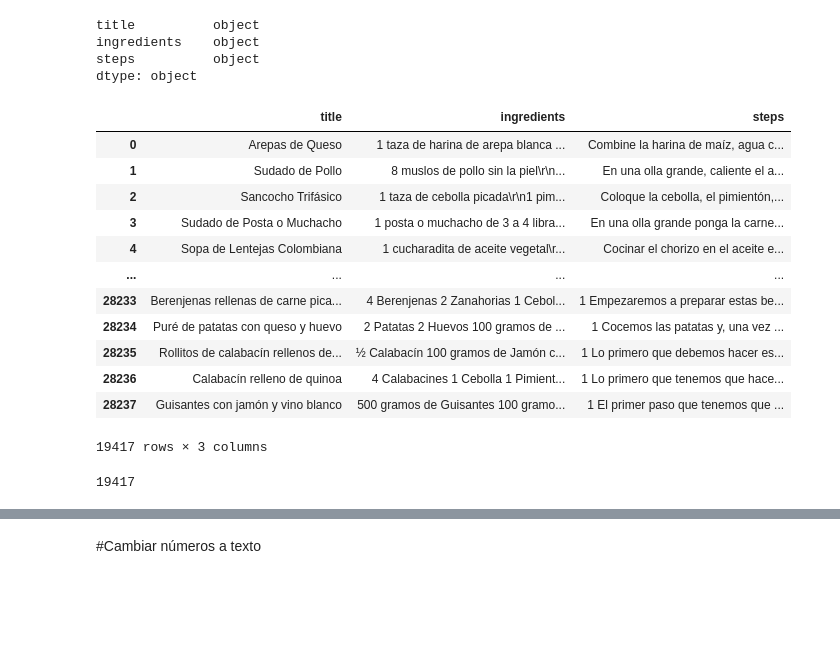
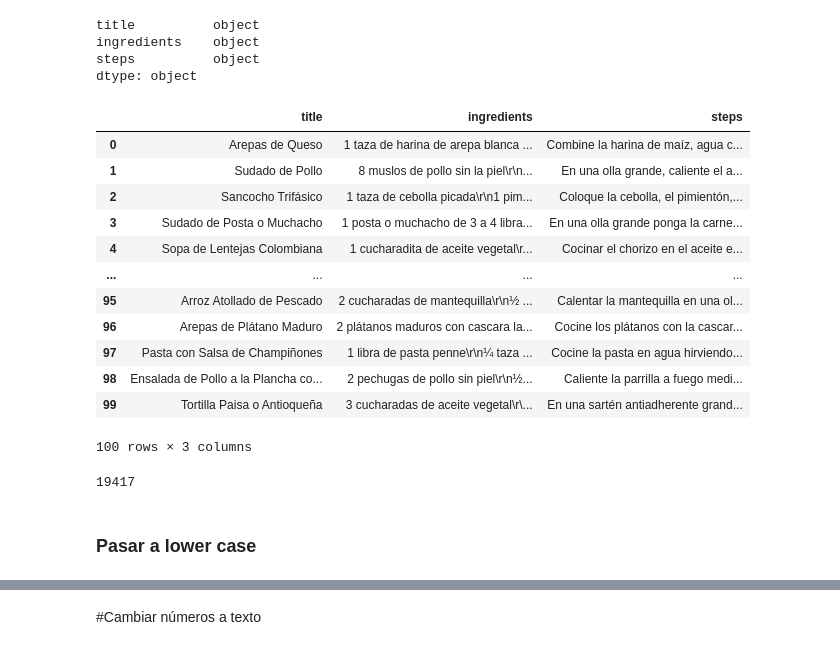
Before and after one commit to jmcaussade/Analitica_textual_con_ML_PF, a Jupyter notebook: Proyecto_Final_Dataset2.ipynb, the cells around one changed output, grey strips where cells are left out. Saved outputs shown, nothing was run; the diff lists cells and outputs as text; code cells hidden in the pictures; blank space fills up the shorter version.

```diff
--- a/Proyecto_Final_Dataset2.ipynb
+++ b/Proyecto_Final_Dataset2.ipynb
@@ -102,9 +108,10 @@ ingredients       1
 steps             0
 dtype: int64
 # %%
-# Drop rows where 'title'  y "ingredients" is null
+# Drop rows where 'title', "ingredients" y "steps" is null
 df = df.dropna(subset=['title'])
 df = df.dropna(subset=['ingredients'])
+df = df.dropna(subset=['steps'])
 # %%
 duplicates = df.duplicated().sum()
 print(f"Number of duplicate rows: {duplicates}")
@@ -121,25 +128,27 @@ ingredients    object
 steps          object
 dtype: object
 # %%
-df
+df.head(100)
 # %% [output]
 |  | title | ingredients | steps |
 | 0 | Arepas de Queso | 1 taza de harina de arepa blanca ... | Combine la harina de maíz, agua c... |
 | 1 | Sudado de Pollo | 8 muslos de pollo sin la piel\r\n... | En una olla grande, caliente el a... |
 | 2 | Sancocho Trifásico | 1 taza de cebolla picada\r\n1 pim... | Coloque la cebolla, el pimientón,... |
 | 3 | Sudado de Posta o Muchacho | 1 posta o muchacho de 3 a 4 libra... | En una olla grande ponga la carne... |
 | 4 | Sopa de Lentejas Colombiana | 1 cucharadita de aceite vegetal\r... | Cocinar el chorizo en el aceite e... |
 | ... | ... | ... | ... |
-| 28233 | Berenjenas rellenas de carne pica... | 4 Berenjenas 2 Zanahorias 1 Cebol... | 1 Empezaremos a preparar estas be... |
-| 28234 | Puré de patatas con queso y huevo | 2 Patatas 2 Huevos 100 gramos de ... | 1 Cocemos las patatas y, una vez ... |
-| 28235 | Rollitos de calabacín rellenos de... | ½ Calabacín 100 gramos de Jamón c... | 1 Lo primero que debemos hacer es... |
-| 28236 | Calabacín relleno de quinoa | 4 Calabacines 1 Cebolla 1 Pimient... | 1 Lo primero que tenemos que hace... |
-| 28237 | Guisantes con jamón y vino blanco | 500 gramos de Guisantes 100 gramo... | 1 El primer paso que tenemos que ... |
+| 95 | Arroz Atollado de Pescado | 2 cucharadas de mantequilla\r\n½ ... | Calentar la mantequilla en una ol... |
+| 96 | Arepas de Plátano Maduro | 2 plátanos maduros con cascara la... | Cocine los plátanos con la cascar... |
+| 97 | Pasta con Salsa de Champiñones | 1 libra de pasta penne\r\n¼ taza ... | Cocine la pasta en agua hirviendo... |
+| 98 | Ensalada de Pollo a la Plancha co... | 2 pechugas de pollo sin piel\r\n½... | Caliente la parrilla a fuego medi... |
+| 99 | Tortilla Paisa o Antioqueña | 3 cucharadas de aceite vegetal\r\... | En una sartén antiadherente grand... |
-19417 rows × 3 columns
+100 rows × 3 columns
 # %%
 df.shape[0]
 # %% [output]
 19417
+# %% [markdown]
+### Pasar a lower case
 # %%
 df['title'] = df['title'].str.lower()
 
```
Also changed, not shown: parts of 36 cells of this notebook.
